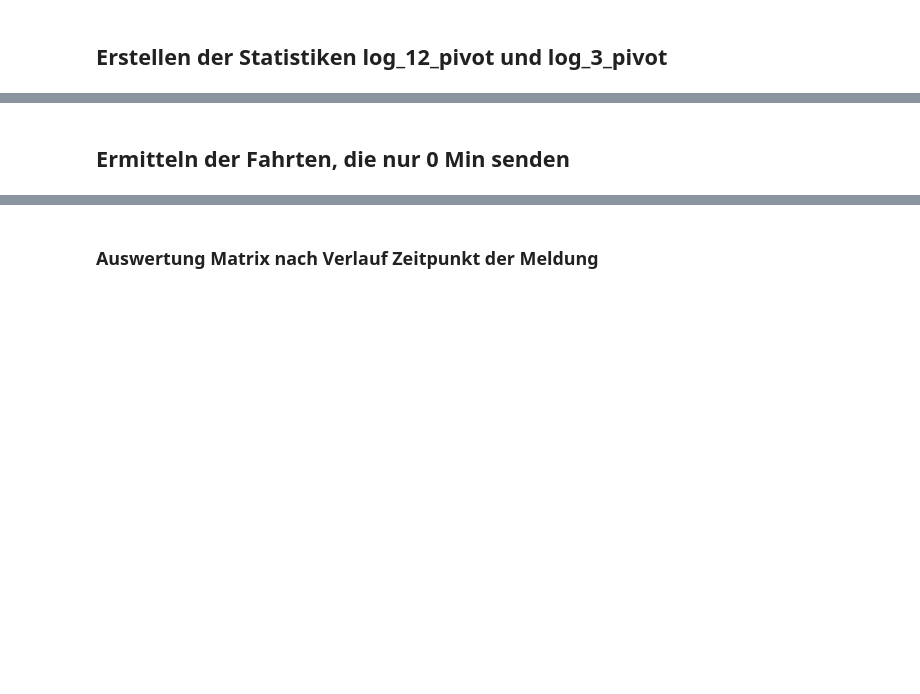
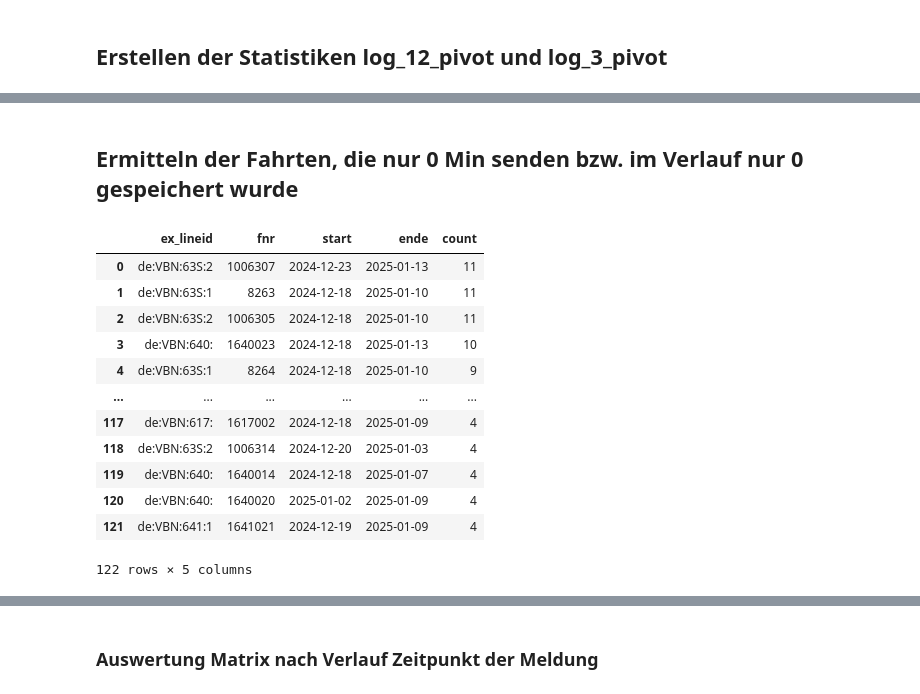
Before and after one commit to zvbn-code/rt2, a Jupyter notebook: rt_auswertung_parquet.ipynb, the cells around one changed output, grey strips where cells are left out. Drawn from its saved outputs; the diff is of its cells as text; code cells hidden in the pictures; blank space fills up the shorter version.

```diff
--- a/rt_auswertung_parquet.ipynb
+++ b/rt_auswertung_parquet.ipynb
@@ -168,21 +230,37 @@ rt.anzahl_fahrten_betreiber()
 # %%
 rt.anzahl_fahrten_betreiber().to_html('/var/www/rt_archiv/anzahl_fahrten_betreiber.html', encoding='LATIN1')
 # %% [markdown]
-## Ermitteln der Fahrten, die nur 0 Min senden
+## Ermitteln der Fahrten, die nur 0 Min senden bzw. im Verlauf nur 0 gespeichert wurde
 # %%
-rt.cursor.sql("""select ex_lineid, fnr,min(operday) as start, max(operday) as ende ,count(*) as count from (
-                select * from
-                    (select operday, ex_lineid, fnr, avg(dep_del) as avg_del
-                    from verlauf
-                    where dep_del is not null
-                    and has_rt = true
-                    group by all)
-                where avg_del = 0 and ex_lineid like 'de:VBN:6__:%'
-                order by ex_lineid)
+rt.cursor.sql(""" select * from
+                (select ex_lineid, fnr,min(operday) as start, max(operday) as ende ,count(*) as count from (
+                    select * from
+                        (select operday, ex_lineid, fnr, avg(dep_del) as avg_del
+                        from verlauf
+                        where dep_del is not null
+                        and has_rt = true
+                        group by all)
+                    where avg_del = 0 and ex_lineid like 'de:VBN:6__:%' and operday > (current_date - interval 28 day)
+                    order by ex_lineid)
 
-              group by all
-              order by count desc
-              """).df().to_excel('out/verlauf_0min.xlsx', index=False)
+                group by all
+                order by count desc)
+              where count > 3
+              """).df()
+# %% [output]
+|  | ex_lineid | fnr | start | ende | count |
+| 0 | de:VBN:63S:2 | 1006307 | 2024-12-23 | 2025-01-13 | 11 |
+| 1 | de:VBN:63S:1 | 8263 | 2024-12-18 | 2025-01-10 | 11 |
+| 2 | de:VBN:63S:2 | 1006305 | 2024-12-18 | 2025-01-10 | 11 |
+| 3 | de:VBN:640: | 1640023 | 2024-12-18 | 2025-01-13 | 10 |
+| 4 | de:VBN:63S:1 | 8264 | 2024-12-18 | 2025-01-10 | 9 |
+| ... | ... | ... | ... | ... | ... |
+| 117 | de:VBN:617: | 1617002 | 2024-12-18 | 2025-01-09 | 4 |
+| 118 | de:VBN:63S:2 | 1006314 | 2024-12-20 | 2025-01-03 | 4 |
+| 119 | de:VBN:640: | 1640014 | 2024-12-18 | 2025-01-07 | 4 |
+| 120 | de:VBN:640: | 1640020 | 2025-01-02 | 2025-01-09 | 4 |
+| 121 | de:VBN:641:1 | 1641021 | 2024-12-19 | 2025-01-09 | 4 |
+122 rows × 5 columns
 # %%
 rt.cursor.sql("select * from verlauf where fnr = '1630018'").df().to_excel('out/verlauf_1630018.xlsx', index=False)
 # %%
```
Also changed, not shown: parts of 29 cells of this notebook, 1 other file.
